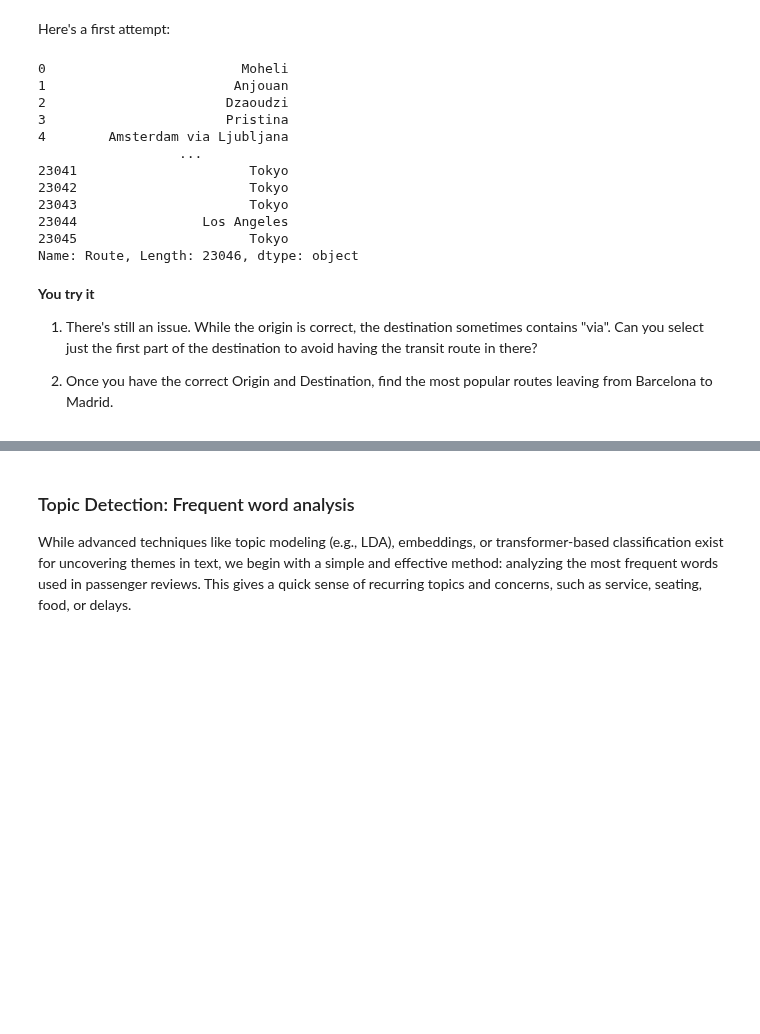
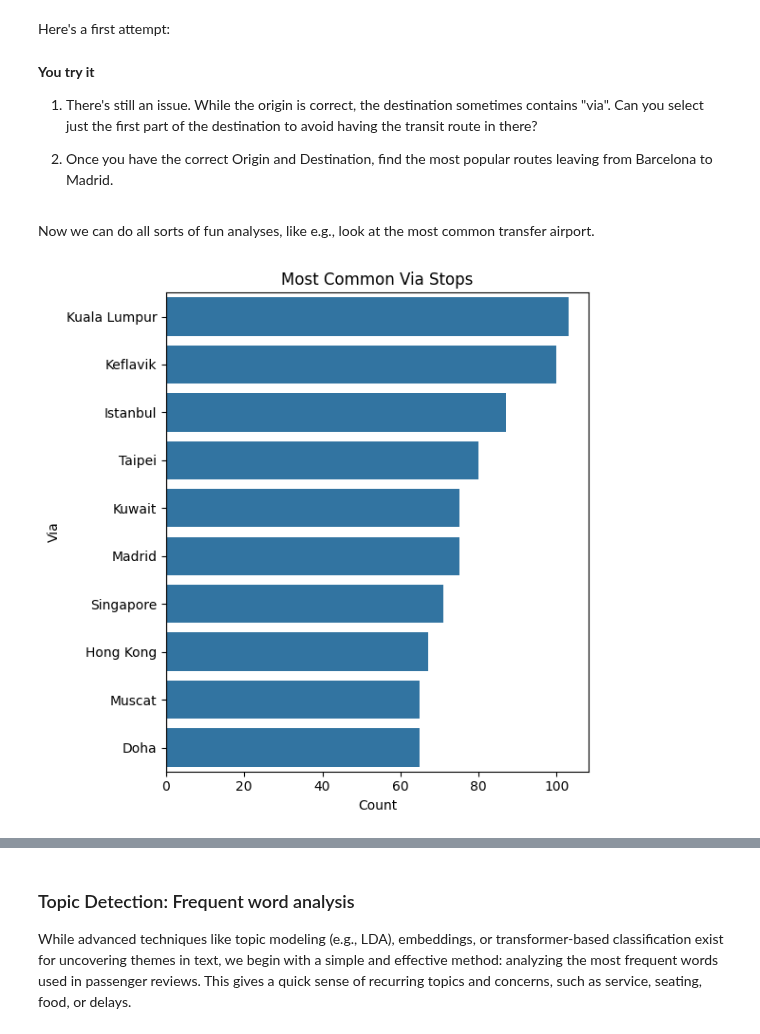
Before and after one commit to ciri/iese-dsfb, a Jupyter notebook: notebooks/400-Airline-Text-Analytics-Part-I.ipynb, the cells around one changed output, grey strips where cells are left out. Saved outputs shown, nothing was run; the diff lists cells and outputs as text; code cells hidden in the pictures; blank space fills up the shorter version.

```diff
--- a/notebooks/400-Airline-Text-Analytics-Part-I.ipynb
+++ b/notebooks/400-Airline-Text-Analytics-Part-I.ipynb
@@ -223,28 +223,11 @@ print(example.split(' to '))
 ['Barcelona', 'Brussels']
 # %% [markdown]
 Here's a first attempt:
-# %%
-tmp = df['Route'].str.split(' to ')
-tmp.str[0]
-
-tmp = df['Route'].str.split(' to ')
-tmp.str[1]
-# %% [output]
-0                         Moheli
-1                        Anjouan
-2                       Dzaoudzi
-3                       Pristina
-4        Amsterdam via Ljubljana
-                  ...
-23041                      Tokyo
-23042                      Tokyo
-23043                      Tokyo
-23044                Los Angeles
-23045                      Tokyo
-Name: Route, Length: 23046, dtype: object
 # %% [markdown]
 **You try it**
 
 1. There's still an issue. While the origin is correct, the destination sometimes contains "via". Can you select just the first part of the destination to avoid having the transit route in there?
 
 2. Once you have the correct Origin and Destination, find the most popular routes leaving from Barcelona to Madrid.
+# %% [markdown]
+Now we can do all sorts of fun analyses, like e.g., look at the most common  transfer airport.
@@ -250,0 +271,16 @@ Name: Route, Length: 23046, dtype: object
+# %%
+# Plot most common via stops
+import matplotlib.pyplot as plt
+import seaborn as sns
+top_via = df.Via.value_counts().head(10)
+
+plt.figure(figsize=(6,6))
+sns.barplot(x = top_via.values,
+            y = top_via.index)
+plt.title('Most Common Via Stops')
+plt.xlabel('Count')
+plt.ylabel('Via')
+plt.tight_layout()
+plt.show()
+# %% [output]
+[figure, added]
```
Also changed, not shown: parts of 8 cells of this notebook, 1 other file.
